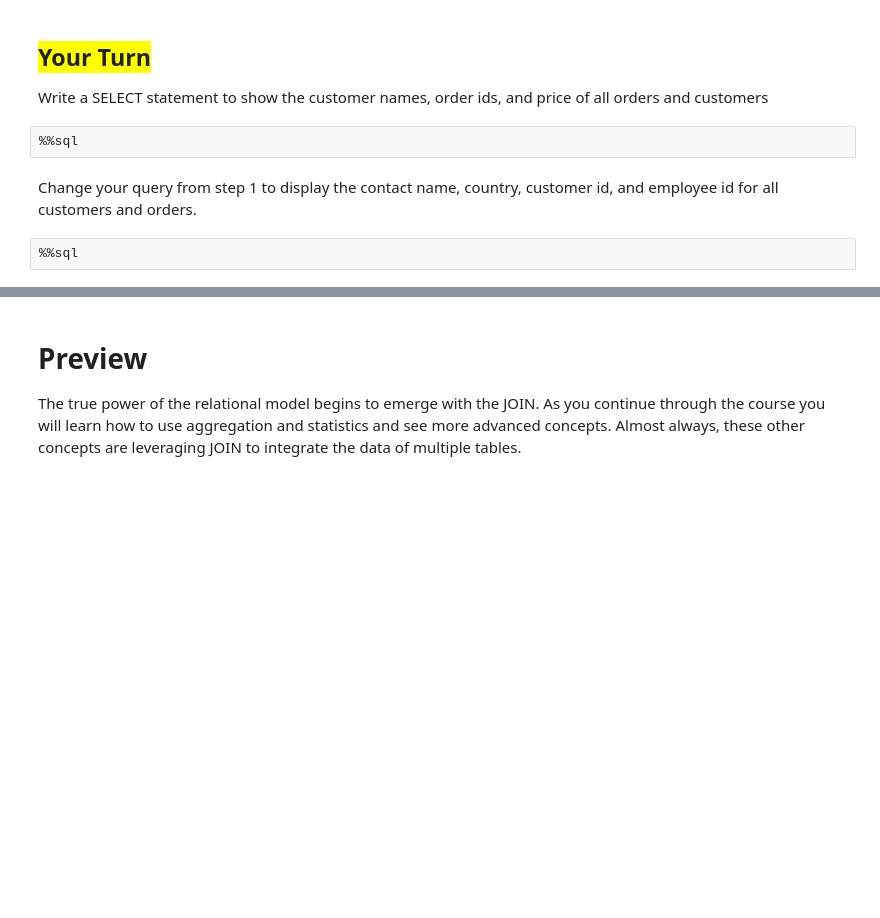
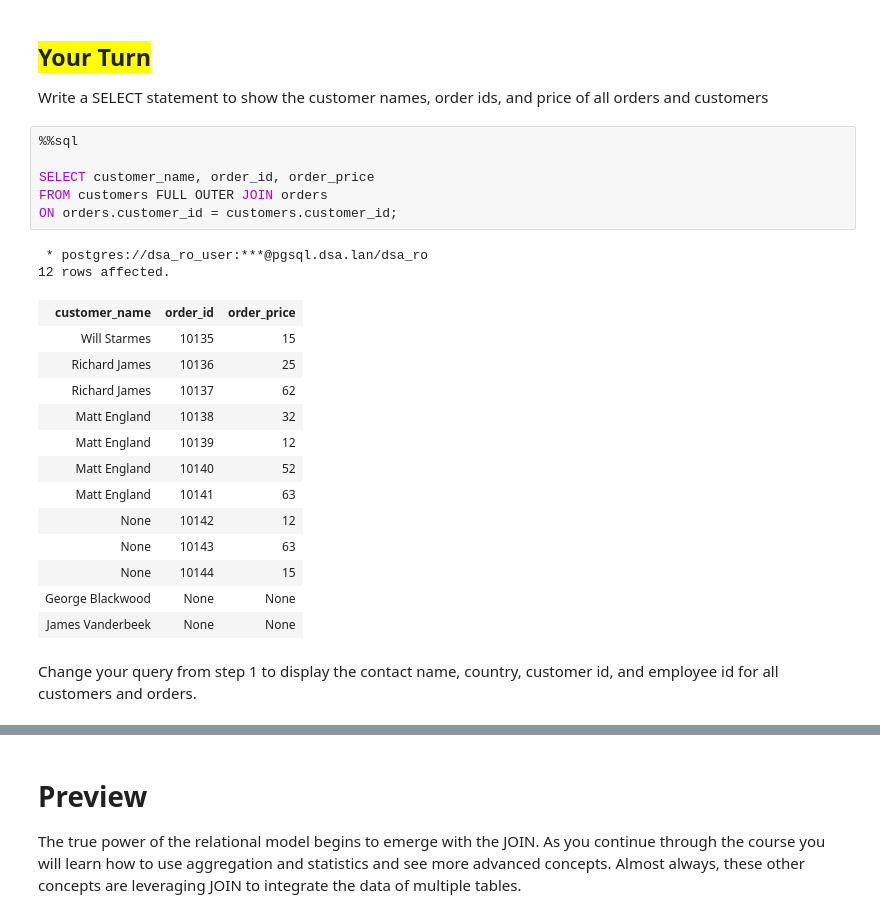
Before and after one commit to BlakeBigG/Database_and_Analytics_MS, a Jupyter notebook: modules/module3/practices/M3-P1-Joins.ipynb, the cells around one changed output, grey strips where cells are left out. Drawn from its saved outputs; the diff is of its cells as text; blank space fills up the shorter version.

```diff
--- a/modules/module3/practices/M3-P1-Joins.ipynb
+++ b/modules/module3/practices/M3-P1-Joins.ipynb
@@ -381,9 +686,27 @@ The results of the OUTER JOIN are composed of three sets of rows:
 ## <span style="background:yellow">Your Turn</span>
 
    Write a SELECT statement to show the customer names, order ids, and price of all orders and customers
-# %%
-%%sql
+# %%
+%%sql
+
+SELECT customer_name, order_id, order_price
+FROM customers FULL OUTER JOIN orders
+ON orders.customer_id = customers.customer_id;
+# %% [output]
+ * postgres://dsa_ro_user:***@pgsql.dsa.lan/dsa_ro
+12 rows affected.
+| customer_name | order_id | order_price |
+| Will Starmes | 10135 | 15 |
+| Richard James | 10136 | 25 |
+| Richard James | 10137 | 62 |
+| Matt England | 10138 | 32 |
+| Matt England | 10139 | 12 |
+| Matt England | 10140 | 52 |
+| Matt England | 10141 | 63 |
+| None | 10142 | 12 |
+| None | 10143 | 63 |
+| None | 10144 | 15 |
+| George Blackwood | None | None |
+| James Vanderbeek | None | None |
 # %% [markdown]
 Change your query from step 1 to display the contact name, country, customer id, and employee id for all customers and orders.
-# %%
-%%sql
```
Also changed, not shown: parts of 36 cells of this notebook, 2 other files.
